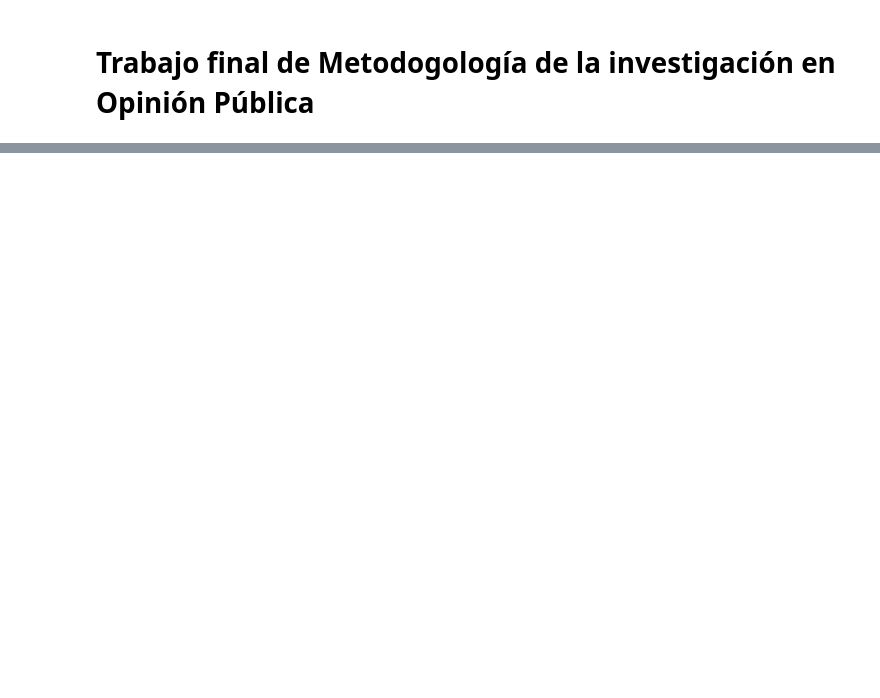
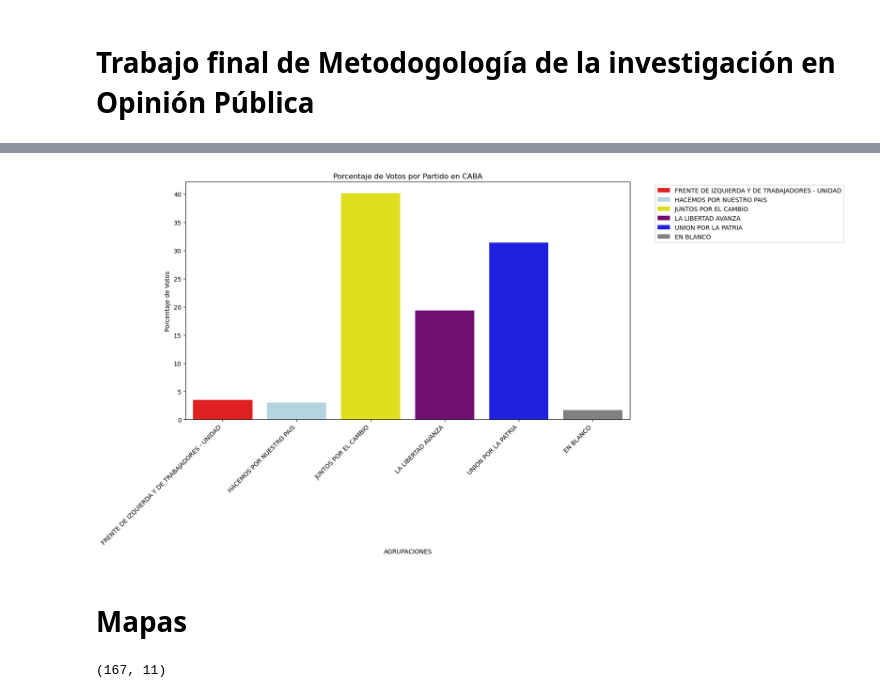
Before and after one commit to Leonel-Moron/TP_M4OP, a Jupyter notebook: Carpeta Prueba/Informe Final .ipynb, the cells around one changed output, grey strips where cells are left out. Drawn from its saved outputs; the diff is of its cells as text; code cells hidden in the pictures; blank space fills up the shorter version.

```diff
--- a/Carpeta Prueba/Informe Final .ipynb
+++ b/Carpeta Prueba/Informe Final .ipynb
@@ -34,0 +35,3 @@ geo.shape
+# %%
+resultados =pd.read_csv ("C:/Users/ASUS/Downloads/DATOS/ResultadosElectorales_2023_Generales.csv")
+resultados.dtypes
@@ -34,0 +239,18 @@ geo.shape
+# %%
+#Vamos a crear un filtro con datos de Caba y Presidente.
+filtro = resultados[(resultados["distrito_nombre"]== "Ciudad Autónoma de Buenos Aires") & (resultados["cargo_nombre"] == "PRESIDENTE Y VICE")].reset_index()
+
+#Guardamos en otro DF los votos de cada agrupacion en CABA y agregamos los porcentajes de votos
+total = filtro["votos_cantidad"].sum()
+dfPartidos = filtro.groupby(["agrupacion_nombre","distrito_nombre"]
+    ).agg(porcentaje = ("votos_cantidad", lambda x: round((x.sum()*100)/total,2))
+    ).reset_index()
+
+votos_Blanco = filtro[filtro["votos_tipo"] == "EN BLANCO"]
+porcentaje_en_blanco = round((votos_Blanco["votos_cantidad"].sum() * 100) / total, 2)
+
+fila_en_blanco = {"agrupacion_nombre": "EN BLANCO", "distrito_nombre": "Ciudad Autónoma de Buenos Aires", "porcentaje": porcentaje_en_blanco}
+df_en_blanco = pd.DataFrame([fila_en_blanco])
+
+dfPartidos = pd.concat([dfPartidos, df_en_blanco], ignore_index=True)
+dfPartidos
@@ -34,0 +265,31 @@ geo.shape
+# %%
+# Para respetar los colores de los partidos, defino por fuera los colores
+colores = {'UNION POR LA PATRIA': 'blue',
+           'JUNTOS POR EL CAMBIO': 'yellow',
+           'LA LIBERTAD AVANZA': 'purple',
+           'FRENTE DE IZQUIERDA Y DE TRABAJADORES - UNIDAD': 'red',
+           'HACEMOS POR NUESTRO PAIS': 'lightblue',
+           'EN BLANCO': 'gray'}
+
+plt.figure(figsize=(13, 7))
+
+sns.barplot(x='agrupacion_nombre', y='porcentaje', data=dfPartidos, hue='agrupacion_nombre', palette=colores, dodge=False)
+
+# Girar los nombres en el eje x a 45 grados porque se superponene
+plt.xticks(rotation=45, ha='right')
+#ponemos legenda
+plt.legend(title='', bbox_to_anchor=(1.05, 1), loc='upper left')
+plt.xlabel('AGRUPACIONES')
+plt.ylabel('Porcentaje de Votos')
+plt.title('Porcentaje de Votos por Partido en CABA')
+
+plt.show()
+# %% [output]
+[figure, added]
+# %% [markdown]
+# Mapas
+# %%
+geo = gpd.read_file("C:/Users/ASUS/Downloads/DATOS/circuitos-electorales.csv")
+geo.shape
+# %% [output]
+(167, 11)
```
Also changed, not shown: parts of 42 cells of this notebook, 2 other files.
